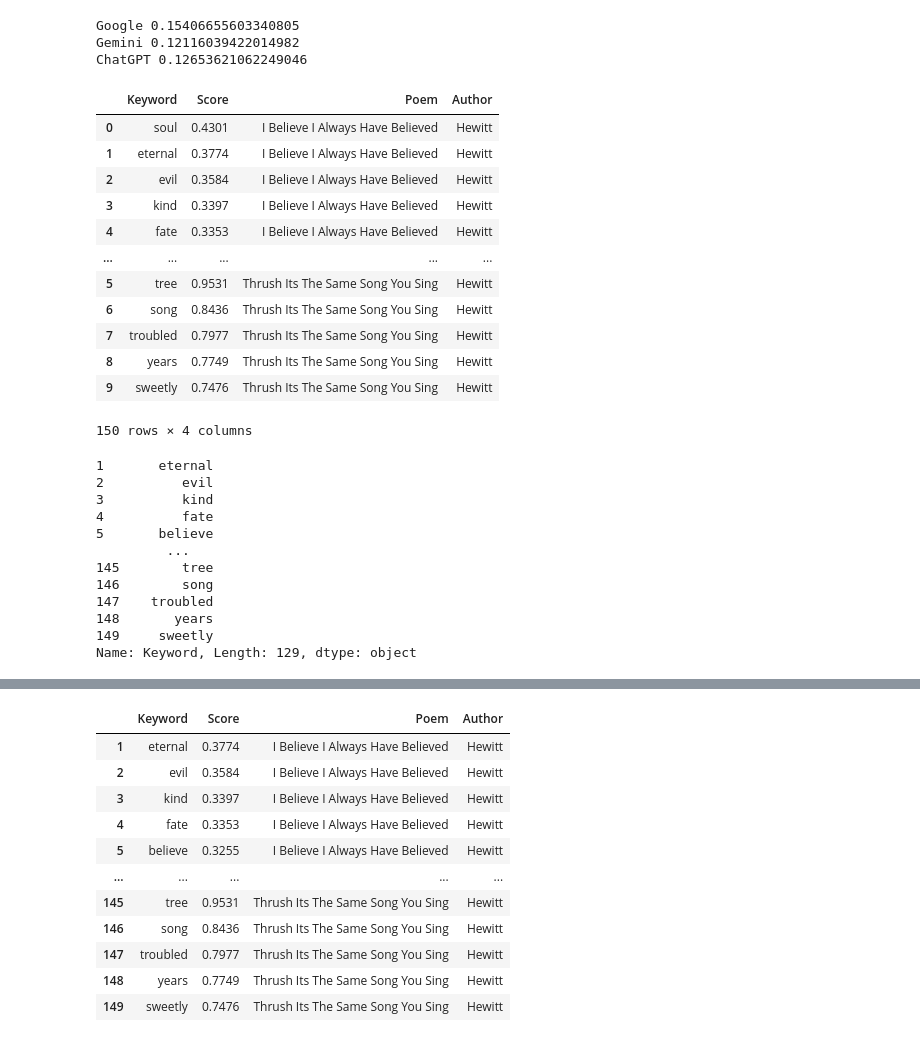
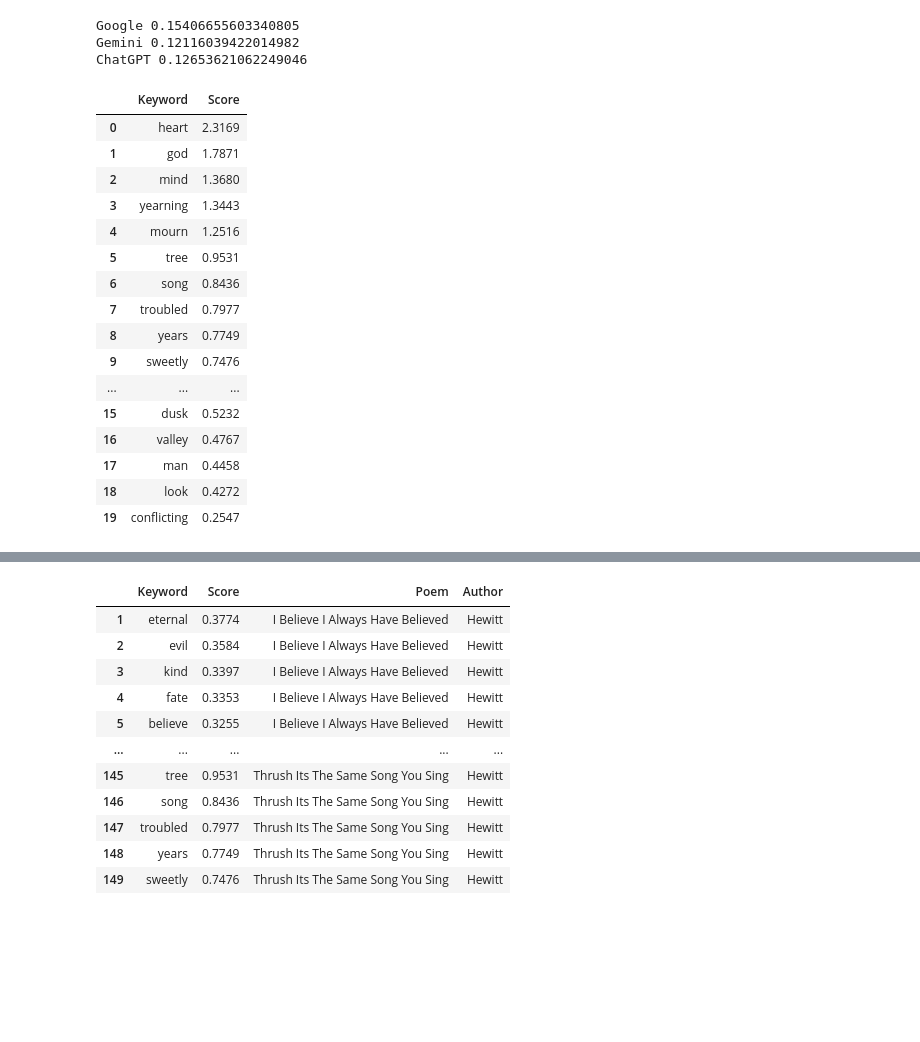
Before and after one commit to sydney-machine-learning/translationanalysis-Georgianlanguage, a Jupyter notebook: Code/semantic_analysis_poems.ipynb, the cells around one changed output, grey strips where cells are left out. Saved outputs shown, nothing was run; the diff lists cells and outputs as text; code cells hidden in the pictures; blank space fills up the shorter version.

```diff
--- a/Code/semantic_analysis_poems.ipynb
+++ b/Code/semantic_analysis_poems.ipynb
@@ -274,8 +281,8 @@ top_n = 20
 final_df = pd.DataFrame()
 
 for poem in poem_names:
-    df = pd.read_csv('results/poems/sentiment/' + 'en/' + poem)
-    df = df.drop(['Unnamed: 0', 'Official report'], axis=1)
+    df = pd.read_csv('results/poems/sentiment/' + 'gpt/' + poem)
+    df = df.drop(['Unnamed: 0', 'Official report', 'Joking'], axis=1)
 
     score_list = []
     text_list = []
@@ -292,7 +299,14 @@ for poem in poem_names:
             else:
                 text = ' '.join(df[(15 * i - 3):df.shape[0]].Tweet)
 
-        list1 = kw_model.extract_keywords(text, keyphrase_ngram_range=(1, 1), stop_words='english', top_n=top_n, use_mmr=True, diversity=0.5)
+        list1 = kw_model.extract_keywords(
+            text,
+            keyphrase_ngram_range=(1, 1),
+            stop_words='english',
+            top_n=top_n,
+            use_mmr=True,
+            diversity=0.5
+        )
         score_list.append(list1)
         text_list.append(text)
 
@@ -320,26 +334,12 @@ for poem in poem_names:
                 keyword_count_map[keyword] += 1
 
 
-    keyword_score_map = dict( sorted(keyword_score_map.items(), key=operator.itemgetter(1), reverse=True))     # sort in descending order according to scores
-    keyword_df = pd.DataFrame(keyword_score_map.items(), columns=['Keyword', 'Score'])                         # convert dictionary to dataframe
-    keyword_df = keyword_df[:10]                                                                               # TOP 10 KEYWORDS most relevant to text
+    keyword_score_map = dict( sorted(keyword_score_map.items(), key=operator.itemgetter(1), reverse=True))   # sort in descending order according to scores
+    keyword_df = pd.DataFrame(keyword_score_map.items(), columns=['Keyword', 'Score'])                       # convert dictionary to dataframe
+    keyword_df = keyword_df[:5]                                                                              # TOP 10 KEYWORDS most relevant to text
     keyword_df['Poem'] = poem[3:-3].replace('_', ' ').title()
-    keyword_df['Author'] = 'Hewitt'
+    keyword_df['Author'] = 'ChatGPT'
 
     final_df = pd.concat([final_df, keyword_df], axis=0)
 
-final_df
+final_df.to_csv('results/poems/keywords/gpt/keywords.csv')
-# %% [output]
-|  | Keyword | Score | Poem | Author |
-| 0 | soul | 0.4301 | I Believe I Always Have Believed | Hewitt |
-| 1 | eternal | 0.3774 | I Believe I Always Have Believed | Hewitt |
-| 2 | evil | 0.3584 | I Believe I Always Have Believed | Hewitt |
-| 3 | kind | 0.3397 | I Believe I Always Have Believed | Hewitt |
-| 4 | fate | 0.3353 | I Believe I Always Have Believed | Hewitt |
-| ... | ... | ... | ... | ... |
-| 5 | tree | 0.9531 | Thrush Its The Same Song You Sing | Hewitt |
-| 6 | song | 0.8436 | Thrush Its The Same Song You Sing | Hewitt |
-| 7 | troubled | 0.7977 | Thrush Its The Same Song You Sing | Hewitt |
-| 8 | years | 0.7749 | Thrush Its The Same Song You Sing | Hewitt |
-| 9 | sweetly | 0.7476 | Thrush Its The Same Song You Sing | Hewitt |
-150 rows × 4 columns
@@ -349,20 +365,6 @@ final_df.to_csv('results/poems/keywords/en/keywords.csv')
 df = pd.read_csv('results/poems/keywords/en/keywords.csv')
 df.drop(['Unnamed: 0'], axis=1, inplace=True)
 df.drop_duplicates(subset='Keyword', keep='last', inplace=True)
-
 onlykey = df.loc[(df['Author'] == 'Hewitt')]
-onlykey=onlykey['Keyword']
-onlykey
+onlykey = onlykey['Keyword']
+onlykey.to_csv('results/poems/keywords/en/onlykey.tsv', sep='\t', index=None, header=None)
-# %% [output]
-1       eternal
-2          evil
-3          kind
-4          fate
-5       believe
-         ...
-145        tree
-146        song
-147    troubled
-148       years
-149     sweetly
-Name: Keyword, Length: 129, dtype: object
@@ -371,2 +371,22 @@ onlykey.to_csv('results/poems/keywords/en/onlykey.tsv', sep='\t', index=None, he
 # %%
 keyword_score_map = dict(sorted(keyword_score_map.items(), key=operator.itemgetter(1), reverse=True))
+df = pd.DataFrame(keyword_score_map.items(), columns=['Keyword', 'Score'])
+df
+# %% [output]
+|  | Keyword | Score |
+| 0 | heart | 2.3169 |
+| 1 | god | 1.7871 |
+| 2 | mind | 1.3680 |
+| 3 | yearning | 1.3443 |
+| 4 | mourn | 1.2516 |
+| 5 | tree | 0.9531 |
+| 6 | song | 0.8436 |
+| 7 | troubled | 0.7977 |
+| 8 | years | 0.7749 |
+| 9 | sweetly | 0.7476 |
+| ... | ... | ... |
+| 15 | dusk | 0.5232 |
+| 16 | valley | 0.4767 |
+| 17 | man | 0.4458 |
+| 18 | look | 0.4272 |
+| 19 | conflicting | 0.2547 |
```
Also changed, not shown: parts of 11 cells of this notebook, 52 other files.
